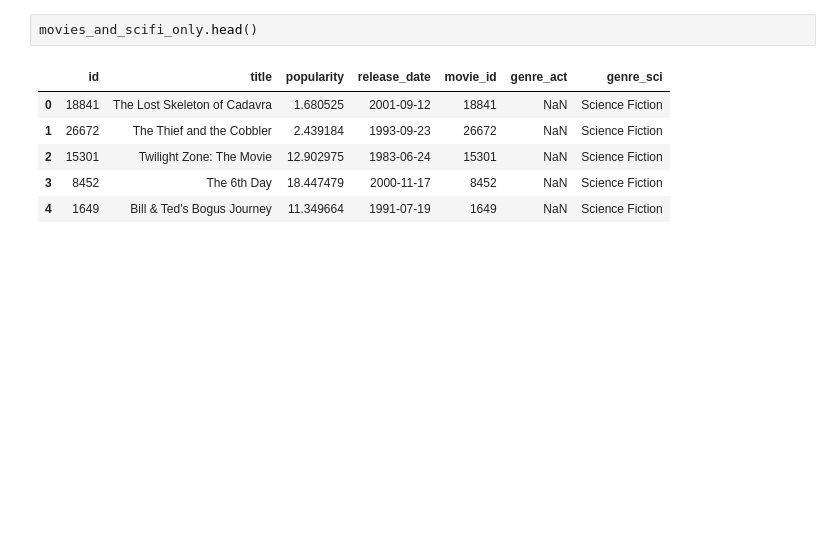
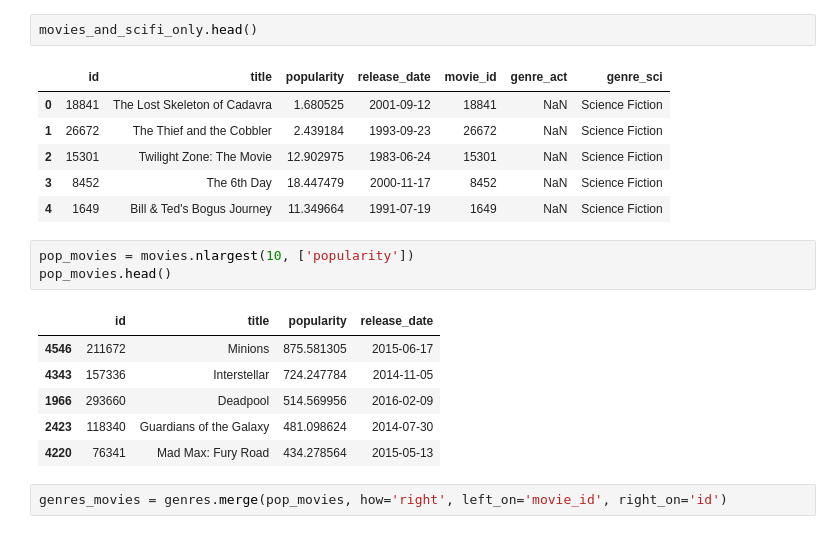
Before and after one commit to andresalerno/datacamp_pandas, a Jupyter notebook: chapter_2.ipynb, the cells around one changed output. Saved outputs shown, nothing was run; the diff lists cells and outputs as text; blank space fills up the shorter version.

```diff
--- a/chapter_2.ipynb
+++ b/chapter_2.ipynb
@@ -139,3 +139,15 @@ movies_and_scifi_only.head()
 | 2 | 15301 | Twilight Zone: The Movie | 12.902975 | 1983-06-24 | 15301 | NaN | Science Fiction |
 | 3 | 8452 | The 6th Day | 18.447479 | 2000-11-17 | 8452 | NaN | Science Fiction |
 | 4 | 1649 | Bill & Ted's Bogus Journey | 11.349664 | 1991-07-19 | 1649 | NaN | Science Fiction |
+# %%
+pop_movies = movies.nlargest(10, ['popularity'])
+pop_movies.head()
+# %% [output]
+|  | id | title | popularity | release_date |
+| 4546 | 211672 | Minions | 875.581305 | 2015-06-17 |
+| 4343 | 157336 | Interstellar | 724.247784 | 2014-11-05 |
+| 1966 | 293660 | Deadpool | 514.569956 | 2016-02-09 |
+| 2423 | 118340 | Guardians of the Galaxy | 481.098624 | 2014-07-30 |
+| 4220 | 76341 | Mad Max: Fury Road | 434.278564 | 2015-05-13 |
+# %%
+genres_movies = genres.merge(pop_movies, how='right', left_on='movie_id', right_on='id')
```
Also changed, not shown: parts of 4 cells of this notebook.
